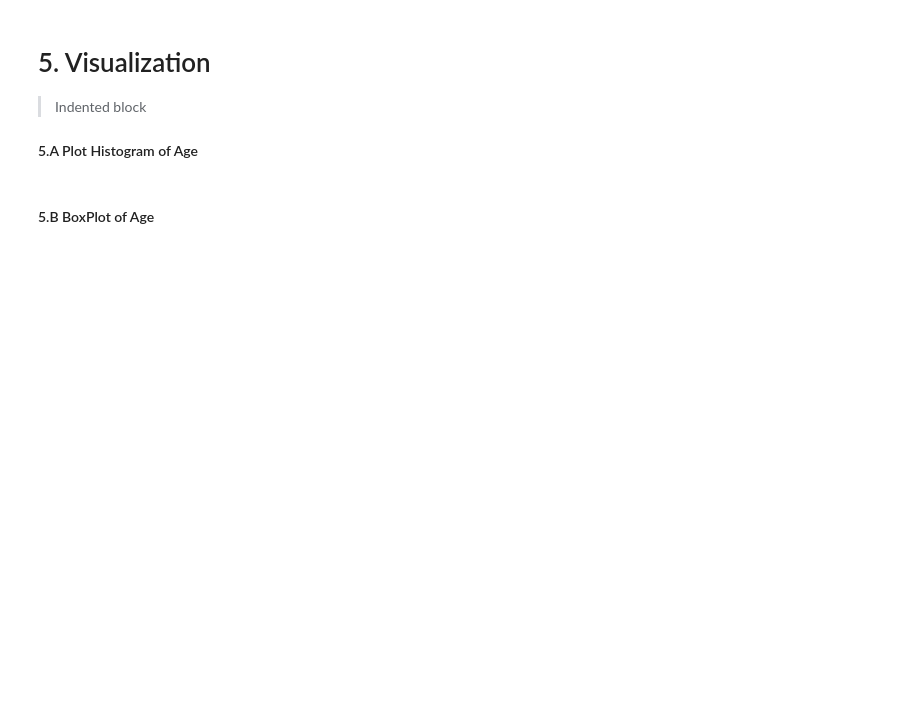
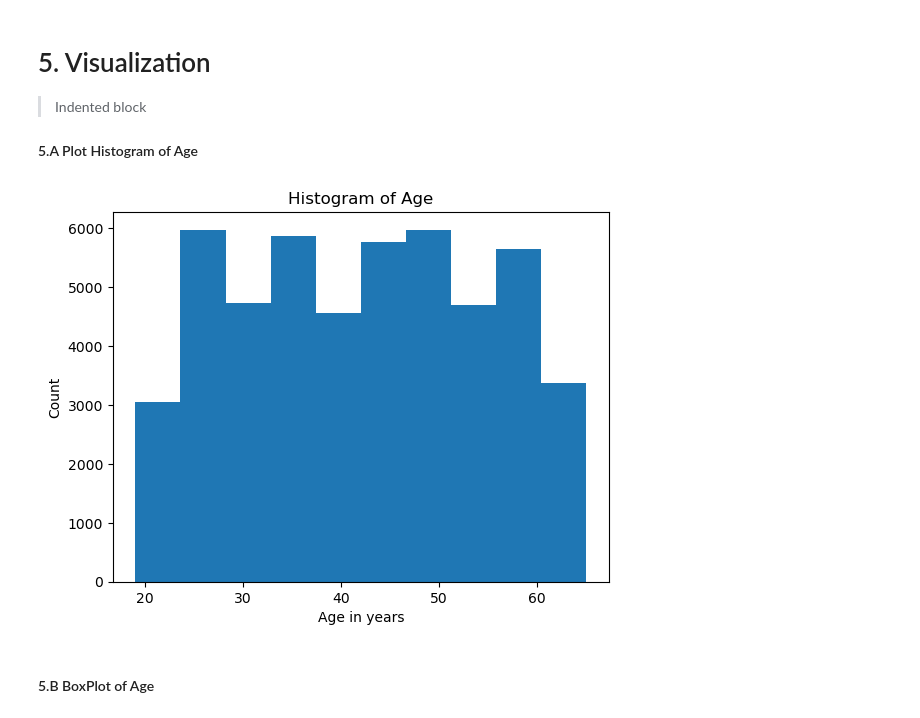
Before and after one commit to vagnerbauer/IOD_Projects, a Jupyter notebook: Module1/Labs 1/Lab 1.2.2 Pandas Lab.ipynb, the cells around one changed output. Drawn from its saved outputs; the diff is of its cells as text; code cells hidden in the pictures; blank space fills up the shorter version.

```diff
--- a/Module1/Labs 1/Lab 1.2.2 Pandas Lab.ipynb
+++ b/Module1/Labs 1/Lab 1.2.2 Pandas Lab.ipynb
@@ -14,7 +14,7 @@ chrome://settings/content/cookies
 
 NOTE: Make sure third party cookies are not blocked.
 # %%
-df = pd.read_csv("Employee-attrition.csv")
+df = pd.read_csv('../../DATA/Employee-attrition.csv')
 # %%
 df.head()
 # %% [output]
@@ -167,0 +338,3 @@ Find count, mean, std, min, max of of all columns of dataframe
+# %%
+# A:
+df.query("job_title == 'CEO'", inplace=False)
@@ -182,2 +384,11 @@ Find count, mean, std, min, max of of all columns of dataframe
+# %%
+# A:
+plt.hist(df.age)
+plt.title("Histogram of Age")
+plt.xlabel("Age in years")
+plt.ylabel("Count")
+plt.show()
+# %% [output]
+[figure, added]
 # %% [markdown]
 #### 5.B BoxPlot of Age
```
Also changed, not shown: parts of 25 cells of this notebook, 2 other files.
